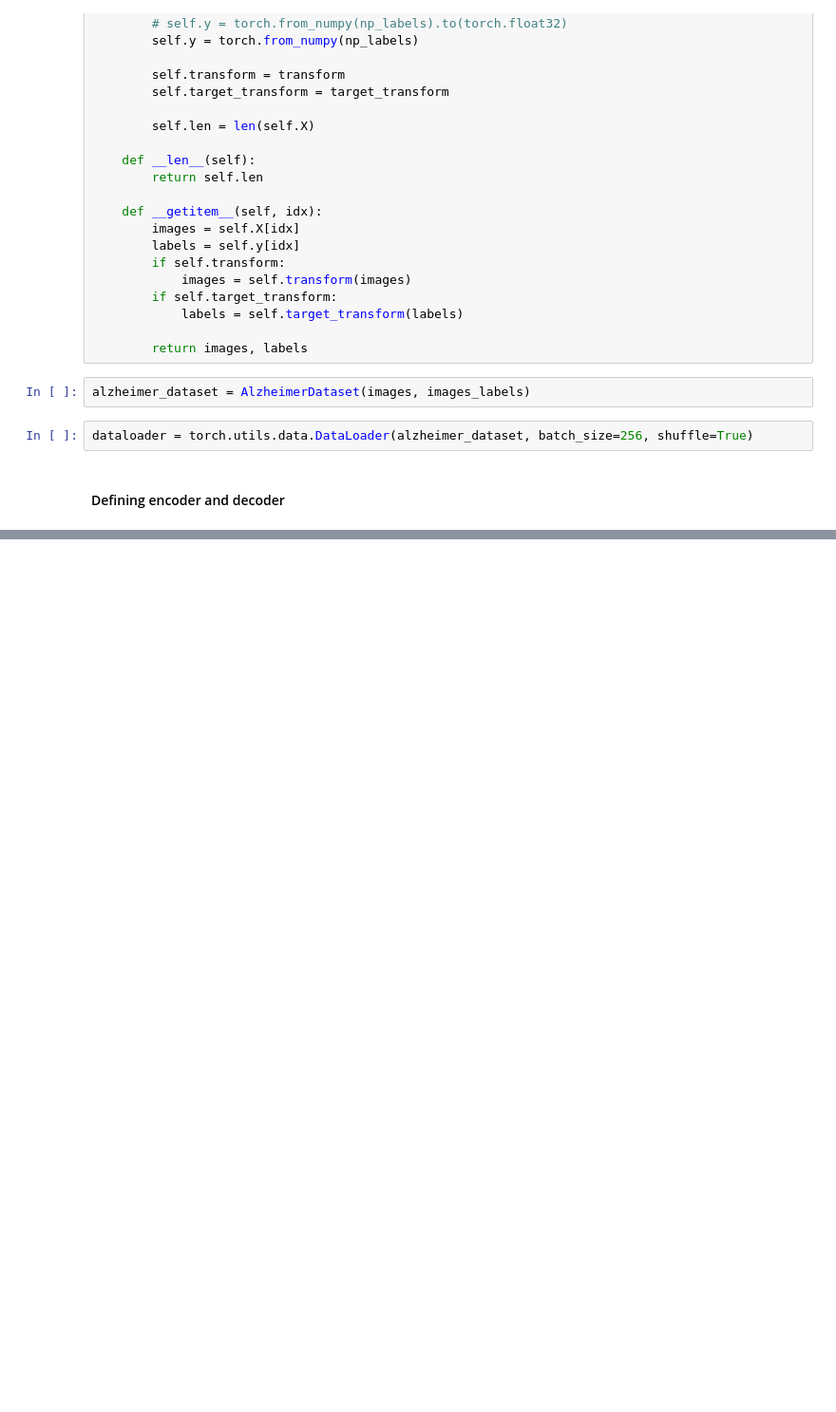
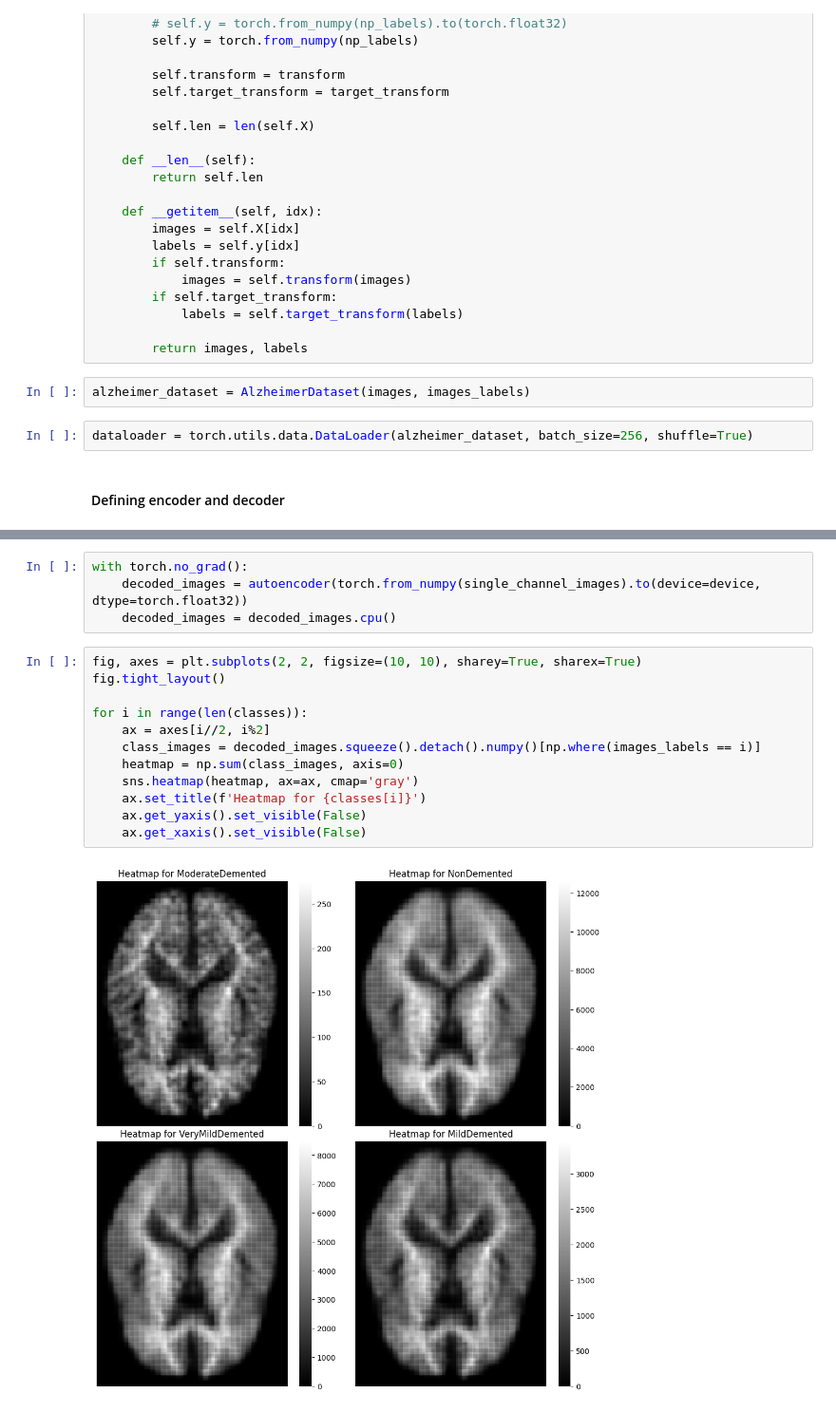
Before and after one commit to lazarovziv/ML-Pipeline, a Jupyter notebook: notebook.ipynb, the cells around one changed output, grey strips where cells are left out. Shown at 95% size. Cells and saved outputs as stored; diff of their text form; blank space fills up the shorter version.

```diff
--- a/notebook.ipynb
+++ b/notebook.ipynb
@@ -421,2 +740,20 @@ encoded_images.shape
+# %%
+with torch.no_grad():
+    decoded_images = autoencoder(torch.from_numpy(single_channel_images).to(device=device, dtype=torch.float32))
+    decoded_images = decoded_images.cpu()
+# %%
+fig, axes = plt.subplots(2, 2, figsize=(10, 10), sharey=True, sharex=True)
+fig.tight_layout()
+
+for i in range(len(classes)):
+    ax = axes[i//2, i%2]
+    class_images = decoded_images.squeeze().detach().numpy()[np.where(images_labels == i)]
+    heatmap = np.sum(class_images, axis=0)
+    sns.heatmap(heatmap, ax=ax, cmap='gray')
+    ax.set_title(f'Heatmap for {classes[i]}')
+    ax.get_yaxis().set_visible(False)
+    ax.get_xaxis().set_visible(False)
+# %% [output]
+[figure, added]
 # %%
 plt.scatter(encoded_images[:, 0], encoded_images[:, 1], c=images_labels)
```
Also changed, not shown: parts of 52 cells of this notebook.
